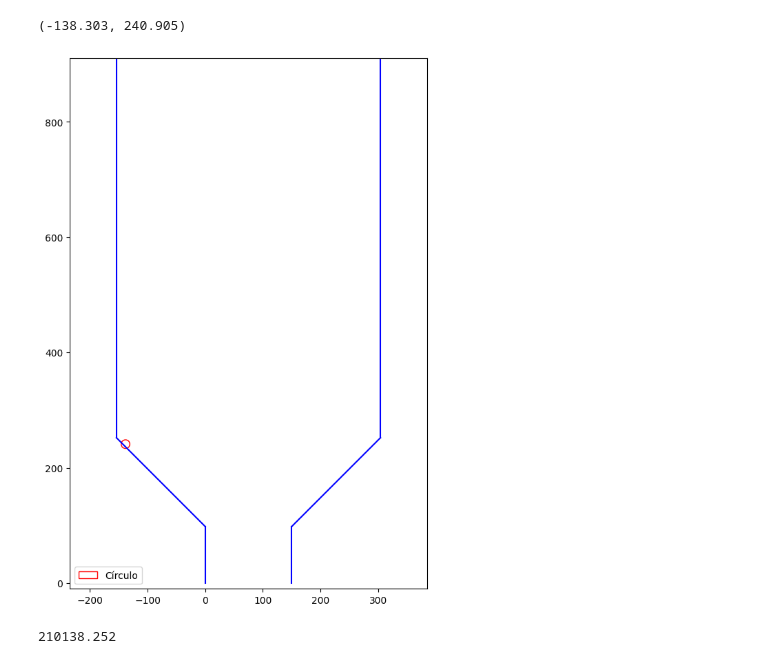
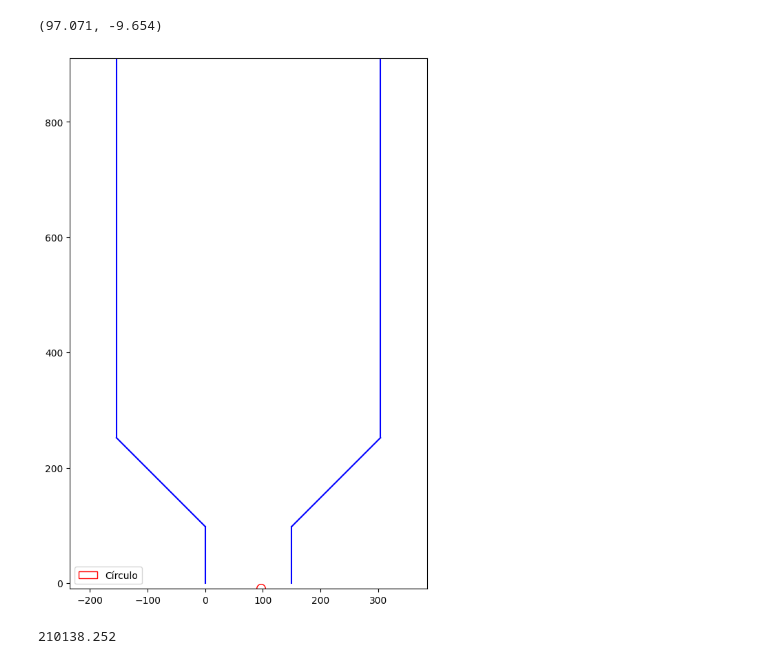
Before and after one commit to intcarlosmiguel/Granular, a Jupyter notebook: main.ipynb, the cells around one changed output. Saved outputs shown, nothing was run; the diff lists cells and outputs as text; code cells hidden in the pictures.

```diff
--- a/main.ipynb
+++ b/main.ipynb
@@ -44,11 +67,11 @@ def plot(centro_do_circulo):
 # %%
-ponto_1,ponto_2 = (-0.138303,0.240905)
+ponto_1,ponto_2 = (0.097071,-0.009654)
 # Centro e raio do círculo
 centro_do_circulo = (ponto_1*1000,ponto_2*1000)
 plot(centro_do_circulo)
 # %% [output]
-(-138.303, 240.905)
+(97.071, -9.654)
-[figure, old version]
+[figure, new version]
 # %%
 a = np.array([1,0,-210])
 b = np.array([-0.138252,0.236484,1])
```
Also changed, not shown: parts of 2 cells of this notebook, 9 other files.
